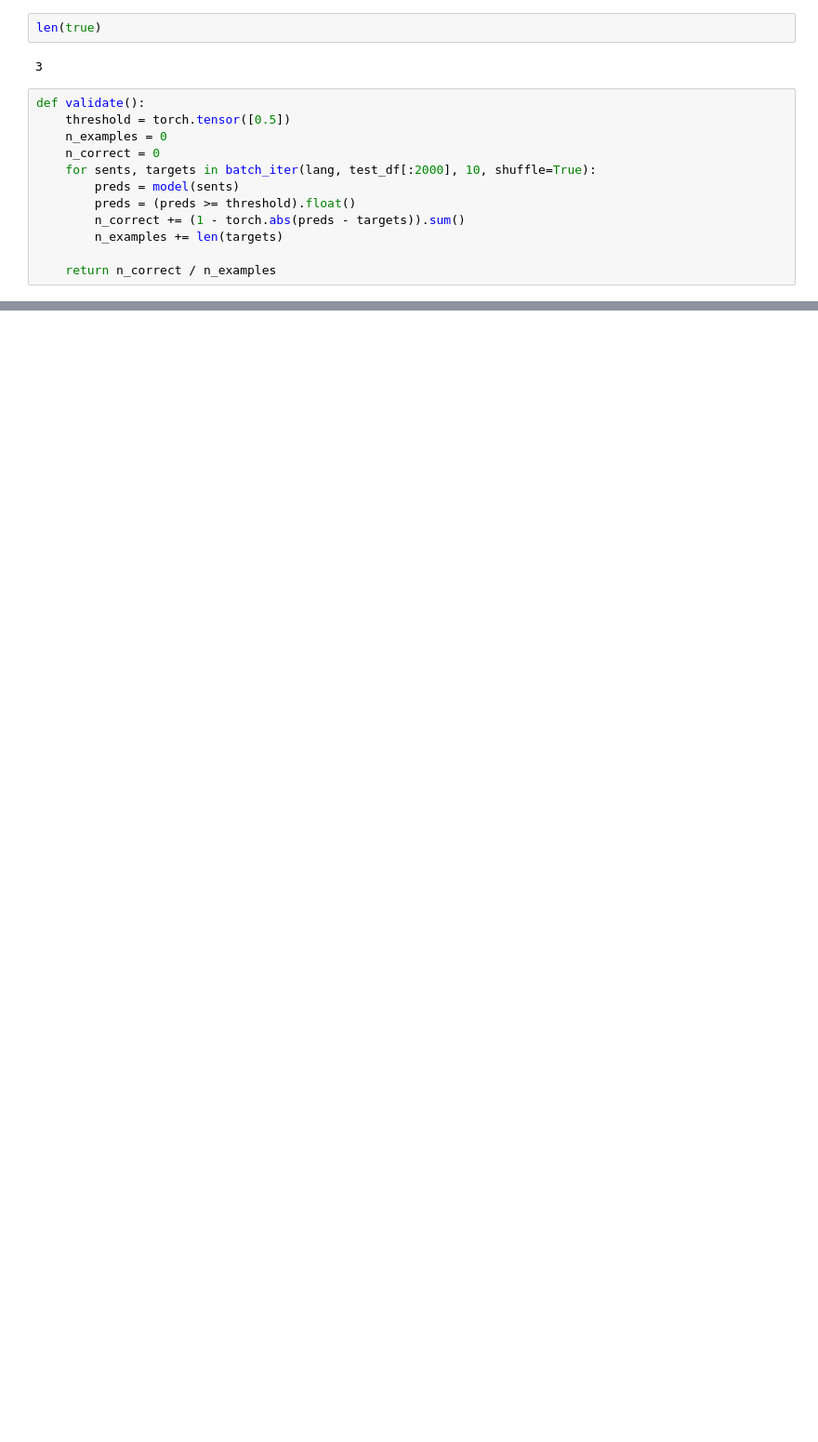
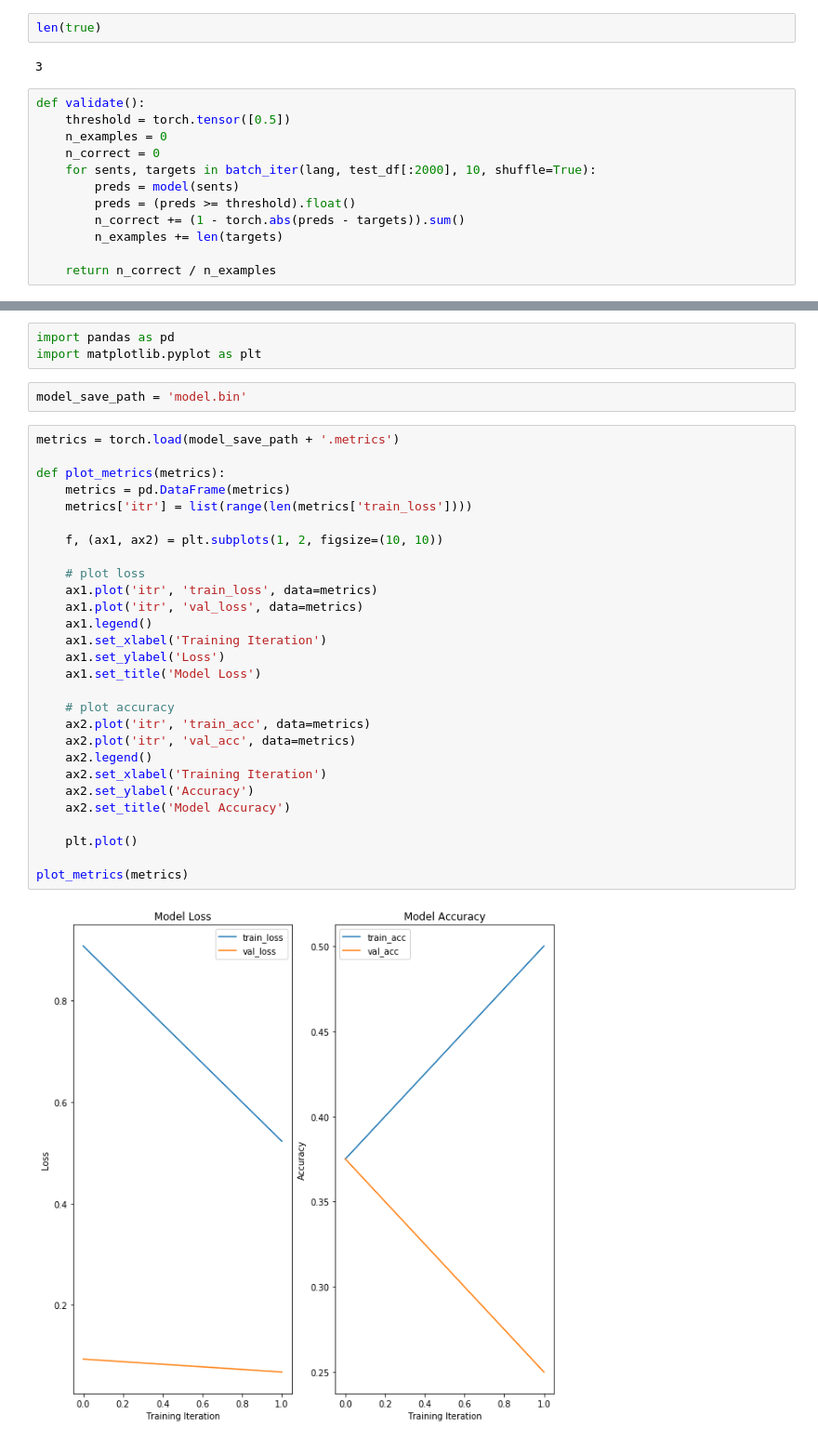
Before and after one commit to gebob19/Dropout-Attention, a Jupyter notebook: torch_workstation.ipynb, the cells around one changed output, grey strips where cells are left out. Shown at 93% size. Drawn from its saved outputs; the diff is of its cells as text; blank space fills up the shorter version.

```diff
--- a/torch_workstation.ipynb
+++ b/torch_workstation.ipynb
@@ -118,0 +143,35 @@ def validate():
+# %%
+import pandas as pd
+import matplotlib.pyplot as plt
+# %%
+model_save_path = 'model.bin'
+# %%
+metrics = torch.load(model_save_path + '.metrics')
+
+def plot_metrics(metrics):
+    metrics = pd.DataFrame(metrics)
+    metrics['itr'] = list(range(len(metrics['train_loss'])))
+
+    f, (ax1, ax2) = plt.subplots(1, 2, figsize=(10, 10))
+
+    # plot loss
+    ax1.plot('itr', 'train_loss', data=metrics)
+    ax1.plot('itr', 'val_loss', data=metrics)
+    ax1.legend()
+    ax1.set_xlabel('Training Iteration')
+    ax1.set_ylabel('Loss')
+    ax1.set_title('Model Loss')
+
+    # plot accuracy
+    ax2.plot('itr', 'train_acc', data=metrics)
+    ax2.plot('itr', 'val_acc', data=metrics)
+    ax2.legend()
+    ax2.set_xlabel('Training Iteration')
+    ax2.set_ylabel('Accuracy')
+    ax2.set_title('Model Accuracy')
+
+    plt.plot()
+
+plot_metrics(metrics)
+# %% [output]
+[figure, added]
```
Also changed, not shown: parts of 11 cells of this notebook, 3 other files.
